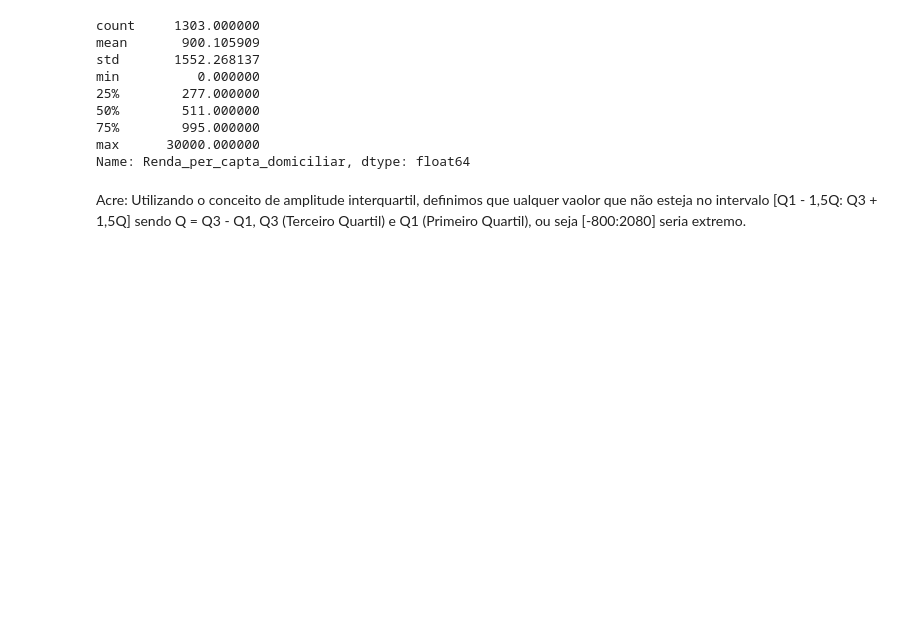
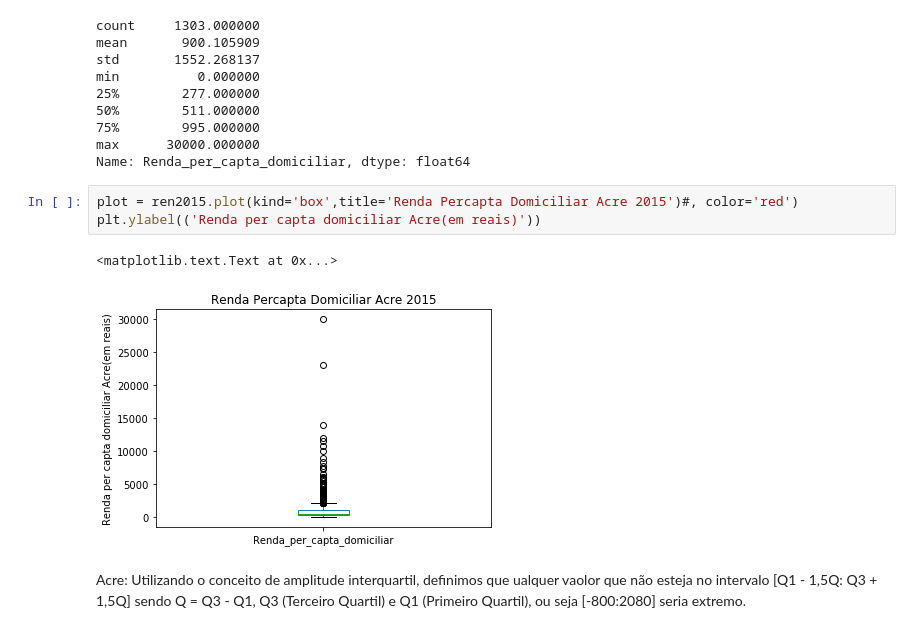
Before and after one commit to pedrodias98/Projeto1-CD, a Jupyter notebook: Projeto1 _FINAL_Layout.ipynb, the cells around one changed output. Drawn from its saved outputs; the diff is of its cells as text; blank space fills up the shorter version.

```diff
--- a/Projeto1 _FINAL_Layout.ipynb
+++ b/Projeto1 _FINAL_Layout.ipynb
@@ -383,6 +383,12 @@ min          0.000000
 75%        995.000000
 max      30000.000000
 Name: Renda_per_capta_domiciliar, dtype: float64
+# %%
+plot = ren2015.plot(kind='box',title='Renda Percapta Domiciliar Acre 2015')#, color='red')
+plt.ylabel(('Renda per capta domiciliar Acre(em reais)'))
+# %% [output]
+<matplotlib.text.Text at 0x...>
+[figure, added]
 # %% [markdown]
 Acre: Utilizando o conceito de amplitude interquartil, definimos que ualquer vaolor que não esteja no intervalo [Q1 - 1,5Q: Q3 + 1,5Q] sendo Q = Q3 - Q1, Q3 (Terceiro Quartil) e Q1 (Primeiro Quartil), ou seja [-800:2080] seria extremo.
 # %%
```
Also changed, not shown: parts of 5 cells of this notebook.
